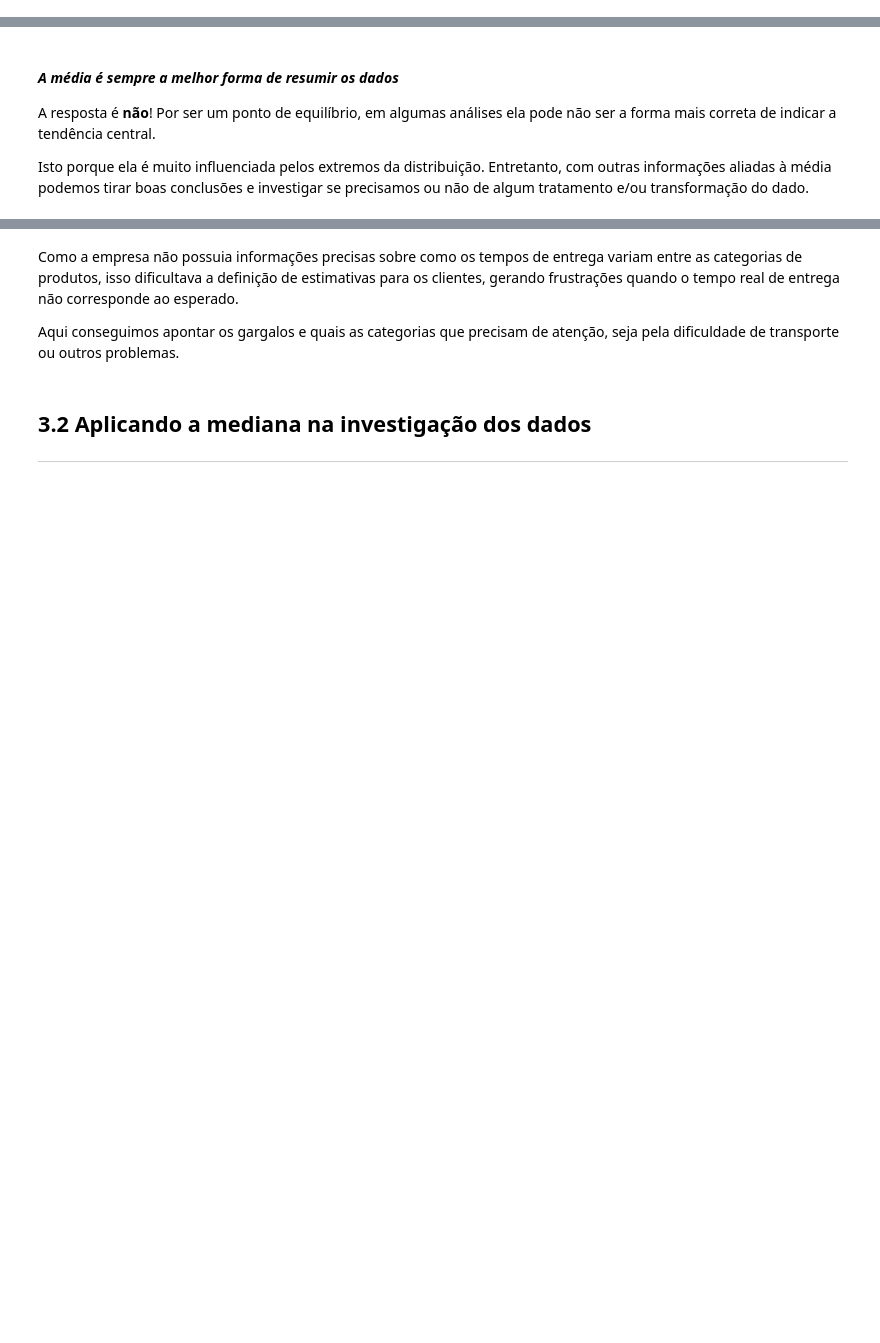
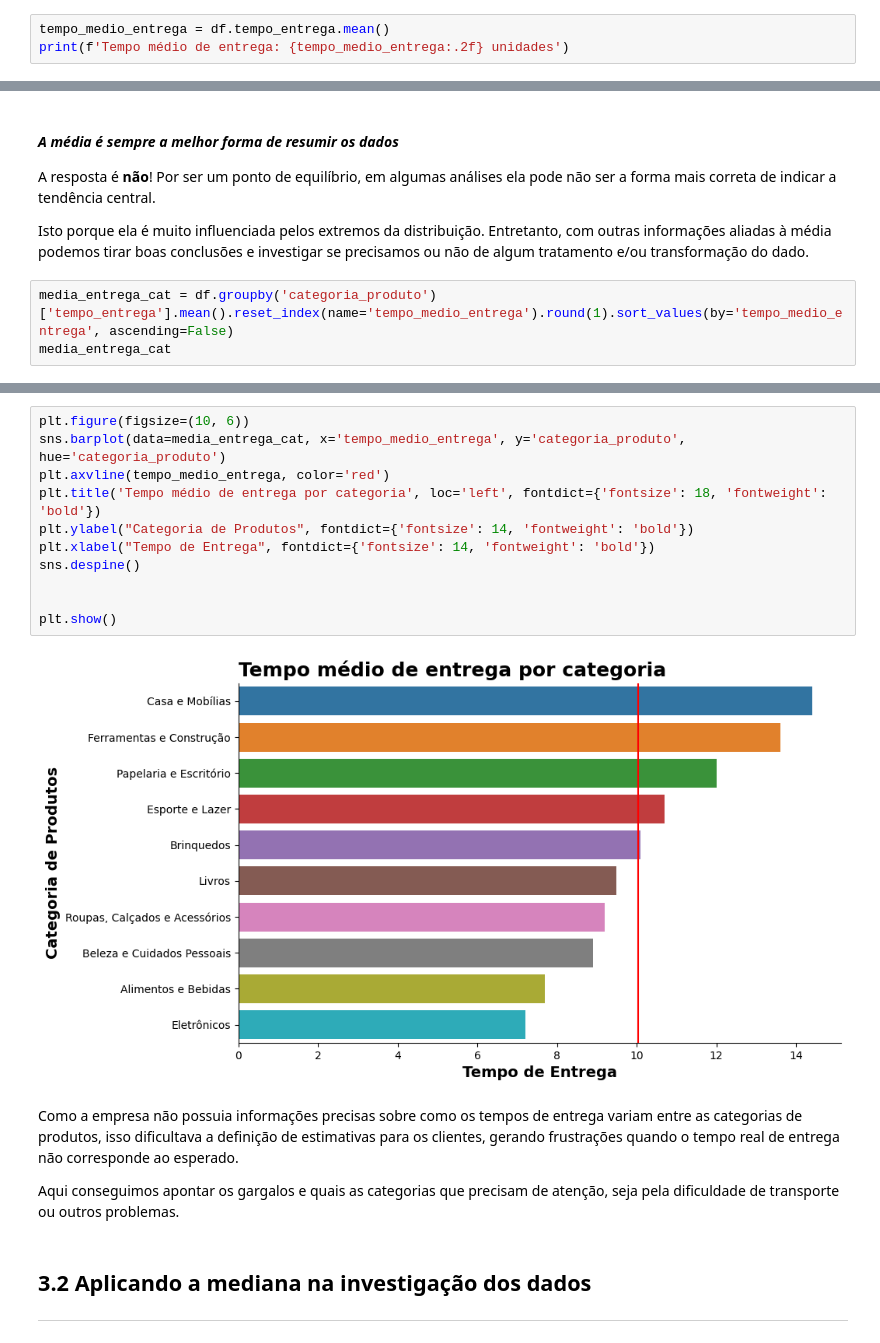
Before and after one commit to JhonCostaDev/oracle_one_alura, a Jupyter notebook: estatistica_ML/Projeto_Inicial_Estatística_com_Python_frequencias_e_medidas.ipynb, the cells around one changed output, grey strips where cells are left out. Drawn from its saved outputs; the diff is of its cells as text; blank space fills up the shorter version.

```diff
--- a/estatistica_ML/Projeto_Inicial_Estatística_com_Python_frequencias_e_medidas.ipynb
+++ b/estatistica_ML/Projeto_Inicial_Estatística_com_Python_frequencias_e_medidas.ipynb
@@ -853,3 +860,6 @@ $n$ = número de observações (registros)
 $X_i$ = valor da i-ésima observação (registro)
 # %% [markdown]
 ### <font color="#E23155" face="Verdana">Solução:</font>
+# %%
+tempo_medio_entrega = df.tempo_entrega.mean()
+print(f'Tempo médio de entrega: {tempo_medio_entrega:.2f} unidades')
@@ -859,3 +871,6 @@ $X_i$ = valor da i-ésima observação (registro)
 A resposta é **não**! Por ser um ponto de equilíbrio, em algumas análises ela pode não ser a forma mais correta de indicar a tendência central.
 
 Isto porque ela é muito influenciada pelos extremos da distribuição. Entretanto, com outras informações aliadas à média podemos tirar boas conclusões e investigar se precisamos ou não de algum tratamento e/ou transformação do dado.
+# %%
+media_entrega_cat = df.groupby('categoria_produto')['tempo_entrega'].mean().reset_index(name='tempo_medio_entrega').round(1).sort_values(by='tempo_medio_entrega', ascending=False)
+media_entrega_cat
@@ -862,3 +889,16 @@ Isto porque ela é muito influenciada pelos extremos da distribuição. Entretan
+# %%
+plt.figure(figsize=(10, 6))
+sns.barplot(data=media_entrega_cat, x='tempo_medio_entrega', y='categoria_produto', hue='categoria_produto')
+plt.axvline(tempo_medio_entrega, color='red')
+plt.title('Tempo médio de entrega por categoria', loc='left', fontdict={'fontsize': 18, 'fontweight': 'bold'})
+plt.ylabel("Categoria de Produtos", fontdict={'fontsize': 14, 'fontweight': 'bold'})
+plt.xlabel("Tempo de Entrega", fontdict={'fontsize': 14, 'fontweight': 'bold'})
+sns.despine()
+
+
+plt.show()
+# %% [output]
+[figure, added]
 # %% [markdown]
 Como a empresa não possuia informações precisas sobre como os tempos de entrega variam entre as categorias de produtos, isso dificultava a definição de estimativas para os clientes, gerando frustrações quando o tempo real de entrega não corresponde ao esperado.
 
```
Also changed, not shown: parts of 23 cells of this notebook, 2 other files.
